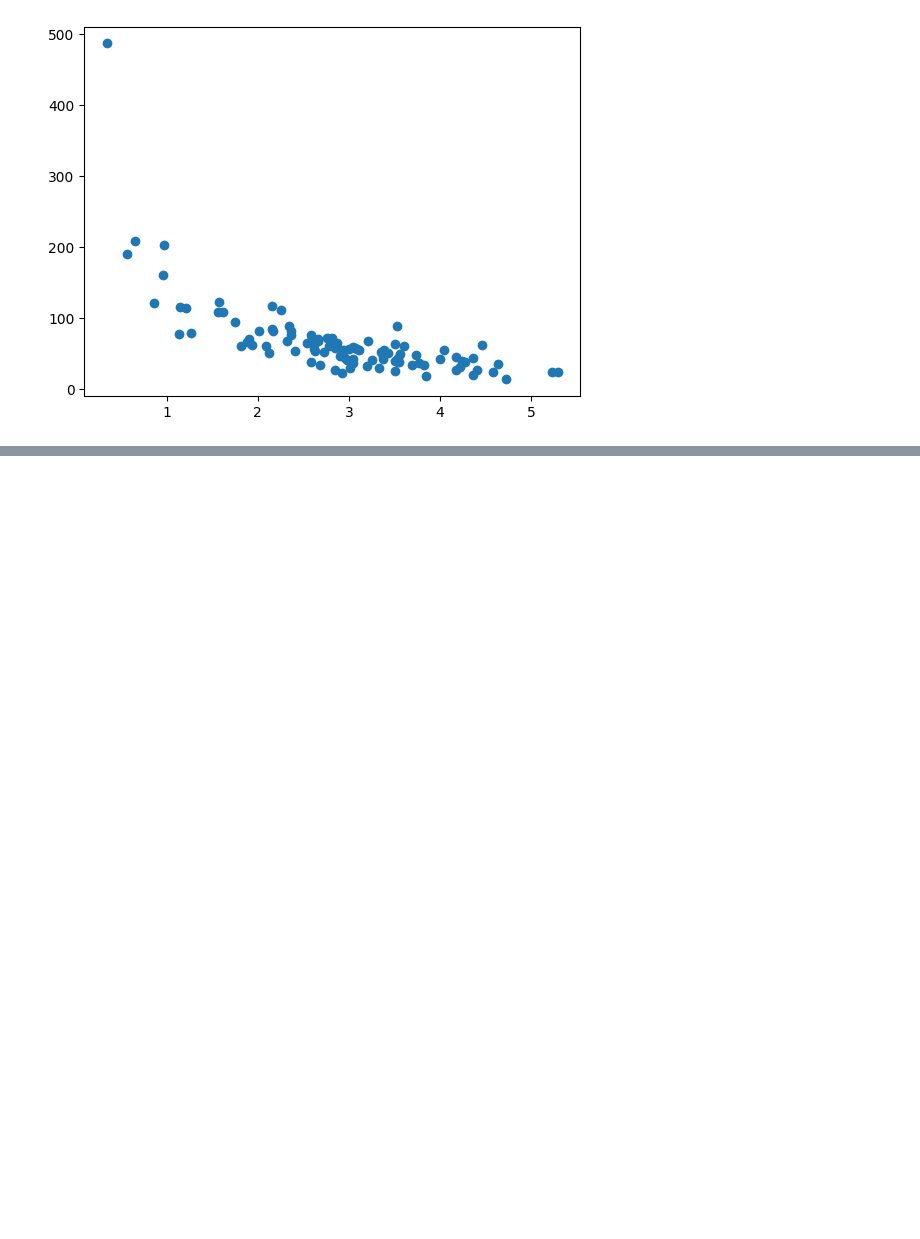
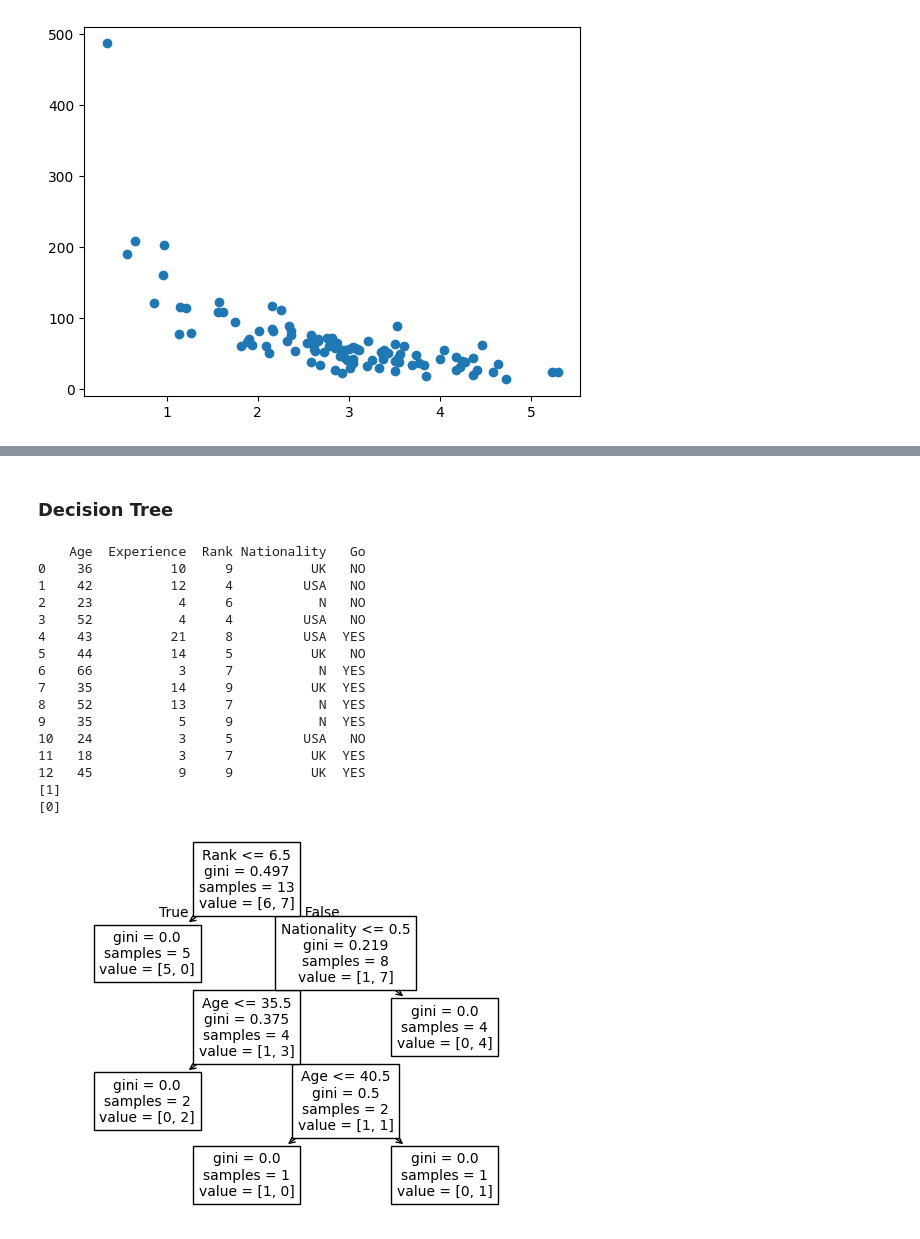
Before and after one commit to Dileepchy/Pandas_Tutorial, a Jupyter notebook: machinelearning.ipynb, the cells around one changed output, grey strips where cells are left out. Drawn from its saved outputs; the diff is of its cells as text; code cells hidden in the pictures; blank space fills up the shorter version.

```diff
--- a/machinelearning.ipynb
+++ b/machinelearning.ipynb
@@ -332,0 +392,45 @@ plt.show()
+# %% [markdown]
+### Decision Tree
+# %%
+import pandas
+from sklearn import tree
+from sklearn.tree import DecisionTreeClassifier
+import matplotlib.pyplot as plt
+
+df = pandas.read_csv("data_decision.csv")
+print(df.to_string())
+
+d = {'UK': 0, 'USA': 1, 'N': 2}
+df['Nationality'] = df['Nationality'].map(d)
+d = {'YES': 1, 'NO': 0}
+df['Go'] = df['Go'].map(d)
+
+features = ['Age', 'Experience', 'Rank', 'Nationality']
+
+X = df[features]
+y = df['Go']
+
+dtree = DecisionTreeClassifier()
+dtree = dtree.fit(X, y)
+
+tree.plot_tree(dtree, feature_names=features)
+print(dtree.predict([[40, 10, 7, 1]]))
+print(dtree.predict([[40, 10, 6, 1]]))
+# %% [output]
+    Age  Experience  Rank Nationality   Go
+0    36          10     9          UK   NO
+1    42          12     4         USA   NO
+2    23           4     6           N   NO
+3    52           4     4         USA   NO
+4    43          21     8         USA  YES
+5    44          14     5          UK   NO
+6    66           3     7           N  YES
+7    35          14     9          UK  YES
+8    52          13     7           N  YES
+9    35           5     9           N  YES
+10   24           3     5         USA   NO
+11   18           3     7          UK  YES
+12   45           9     9          UK  YES
+[1]
+[0]
+[figure, added]
```
Also changed, not shown: parts of 8 cells of this notebook, 1 other file.
